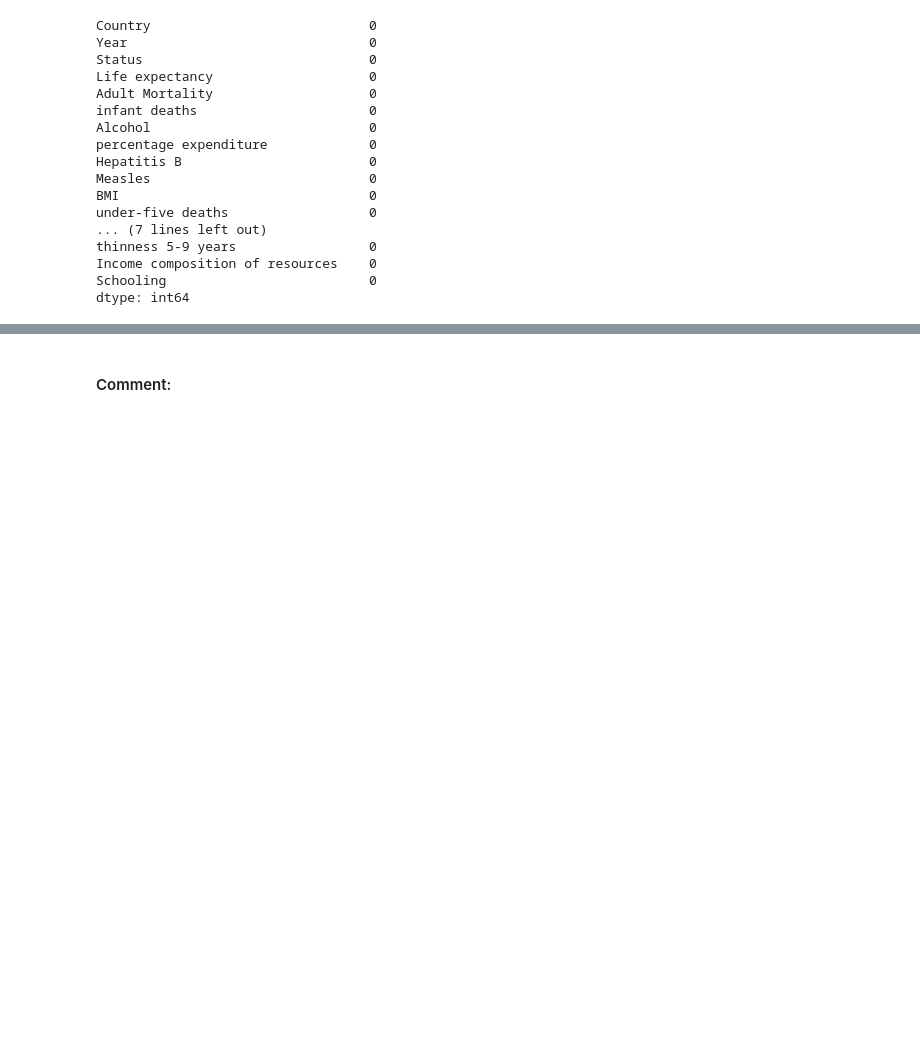
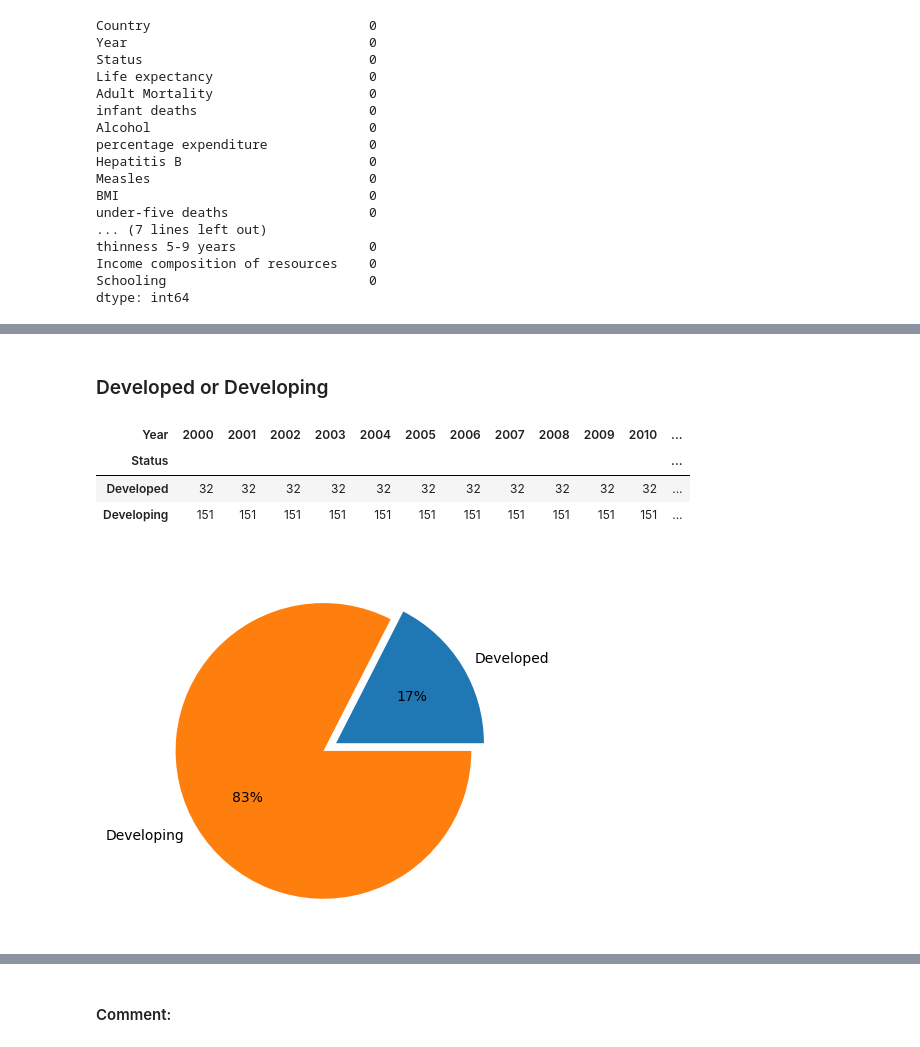
Before and after one commit to TrungTechh/DV_FinfalProject, a Jupyter notebook: main.ipynb, the cells around one changed output, grey strips where cells are left out. Drawn from its saved outputs; the diff is of its cells as text; code cells hidden in the pictures; blank space fills up the shorter version.

```diff
--- a/main.ipynb
+++ b/main.ipynb
@@ -254,0 +294,15 @@ KeyError: 'Life expectancy '
+# %% [markdown]
+### Developed or Developing
+# %%
+ded_ding = pd.pivot_table(df, index='Status', columns='Year', aggfunc='size')
+ded_ding
+# %% [output]
+| Year | 2000 | 2001 | 2002 | 2003 | 2004 | 2005 | 2006 | 2007 | 2008 | 2009 | 2010 | ... |
+| Status |  |  |  |  |  |  |  |  |  |  |  | ... |
+| Developed | 32 | 32 | 32 | 32 | 32 | 32 | 32 | 32 | 32 | 32 | 32 | ... |
+| Developing | 151 | 151 | 151 | 151 | 151 | 151 | 151 | 151 | 151 | 151 | 151 | ... |
+# %%
+plt.pie(ded_ding[2000], labels=ded_ding.index.tolist(), explode=[0, 0.1], autopct='%0.0f%%')
+plt.show()
+# %% [output]
+[figure, added]
```
Also changed, not shown: parts of 49 cells of this notebook.
